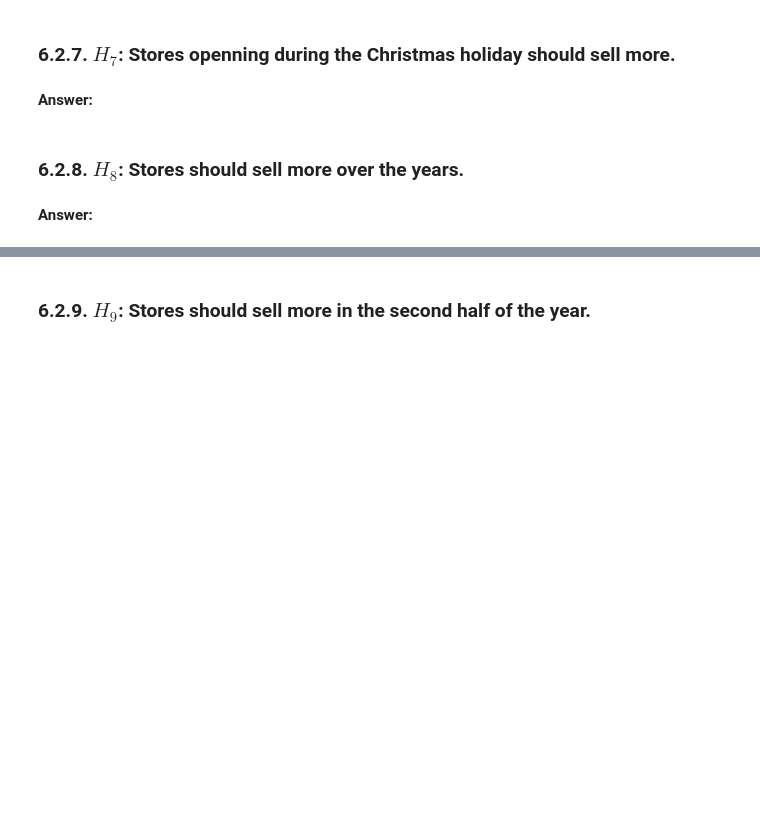
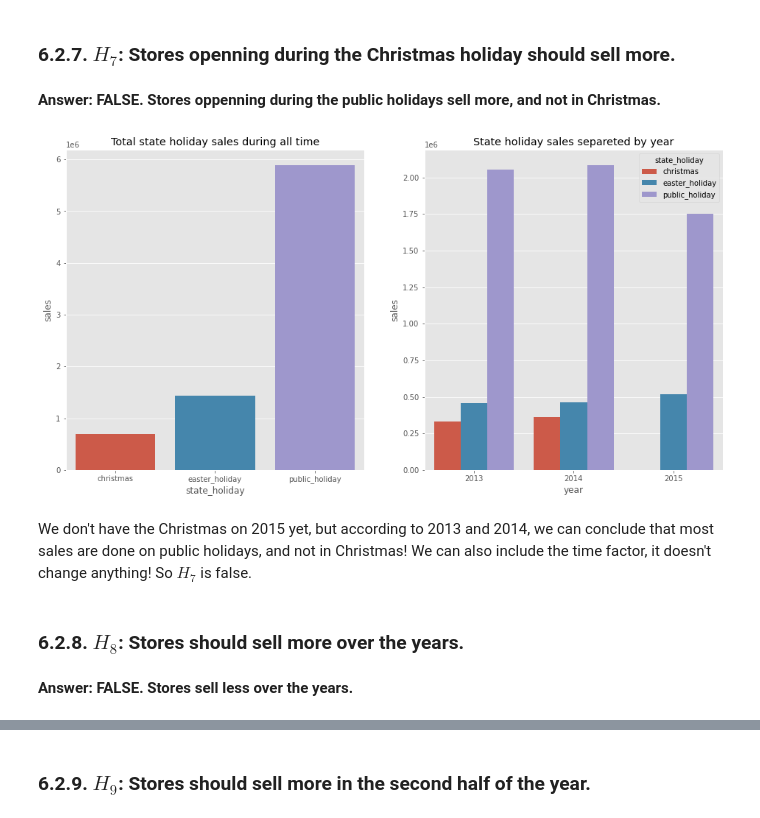
Before and after one commit to Emersonmiady/data-science-em-producao, a Jupyter notebook: rossman_store_sales.ipynb, the cells around one changed output, grey strips where cells are left out. Saved outputs shown, nothing was run; the diff lists cells and outputs as text; code cells hidden in the pictures; blank space fills up the shorter version.

```diff
--- a/rossman_store_sales.ipynb
+++ b/rossman_store_sales.ipynb
@@ -850,6 +853,9 @@ df['week_of_year'] = df['date'].dt.isocalendar().week.astype('int64')
 
 # Year week
 df['year_week'] = df['date'].dt.strftime('%Y-%W')
+
+# Before 16th variable
+df['before_16th'] = df['day'].apply(lambda x: 'Yes' if x < 16 else 'No')
 # %%
 # Competition since ("Year-Month-01" format)
 df['competition_since'] = df.apply(lambda x: datetime.datetime(year=x['competition_open_since_year'],
@@ -1213,8 +1219,35 @@ Yep, there were no big differences on promotion strategies over the time! In add
 # %% [markdown]
 ### 6.2.7. $H_7$: Stores openning during the Christmas holiday should sell more.
 # %% [markdown]
-**Answer:**
+**Answer: FALSE. Stores oppenning during the public holidays sell more, and not in Christmas.**
+# %%
+# State holiday df
+state_holiday_df = df.query('state_holiday != "regular_day"')
+state_holiday_df = group_sales_by(['state_holiday'], state_holiday_df)
+
+# Time State holiday df
+time_state_holiday_df = df.query('state_holiday != "regular_day"')
+time_state_holiday_df = group_sales_by(['year', 'state_holiday'],
+                                       time_state_holiday_df)
+
+# Barplots
+plt.figure(figsize=(16, 8))
+## State holiday
+plt.subplot(1, 2, 1)
+sns.barplot(x='state_holiday', y='sales',
+            data=state_holiday_df)
+plt.title('Total state holiday sales during all time')
+
+# Time State holiday
+plt.subplot(1, 2, 2)
+sns.barplot(x='year', y='sales', hue='state_holiday',
+            data=time_state_holiday_df)
+plt.title('State holiday sales separeted by year');
+# %% [output]
+[figure, added]
+# %% [markdown]
+We don't have the Christmas on 2015 yet, but according to 2013 and 2014, we can conclude that most sales are done on public holidays, and not in Christmas! We can also include the time factor, it doesn't change anything! So $H_7$ is false.
 # %% [markdown]
 ### 6.2.8. $H_8$: Stores should sell more over the years.
 # %% [markdown]
-**Answer:**
+**Answer: FALSE. Stores sell less over the years.**
```
Also changed, not shown: parts of 20 cells of this notebook.
